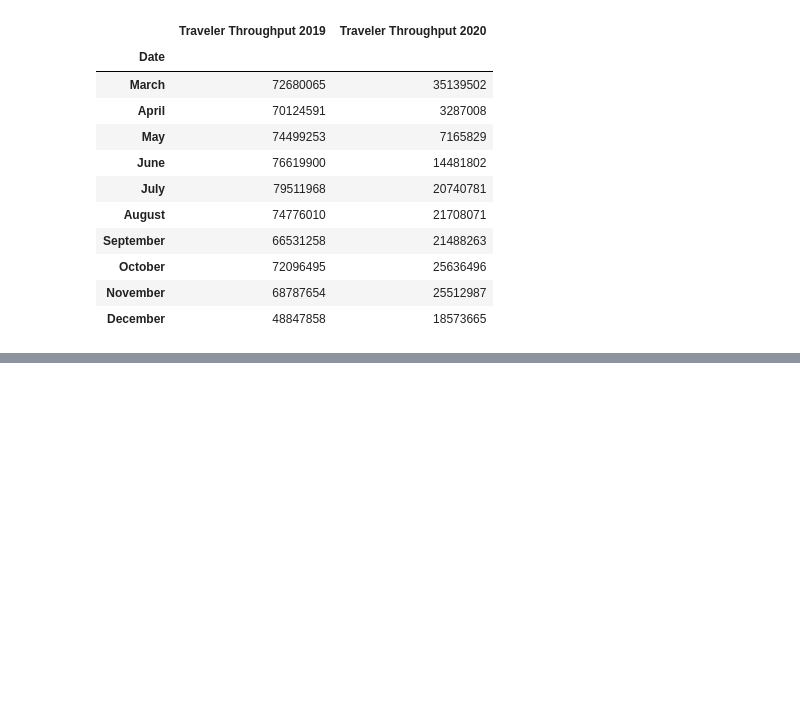
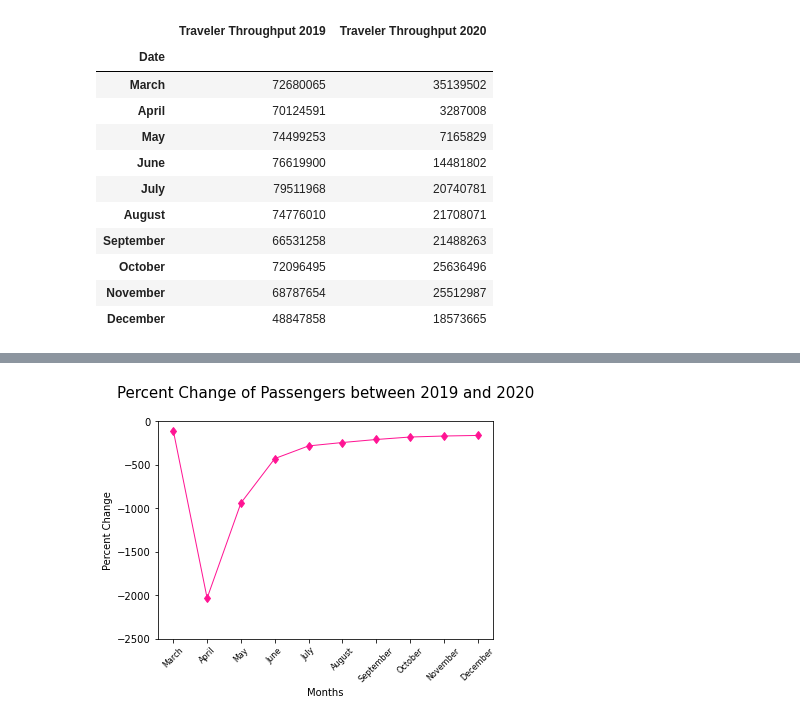
Before and after one commit to llhabers/Covid-19_Impact_on_the_US_Airline_Industry, a Jupyter notebook: jini/TSA_Traveler_Throughput.ipynb, the cells around one changed output, grey strips where cells are left out. Cells and saved outputs as stored; diff of their text form; code cells hidden in the pictures; blank space fills up the shorter version.

```diff
--- a/jini/TSA_Traveler_Throughput.ipynb
+++ b/jini/TSA_Traveler_Throughput.ipynb
@@ -199,0 +190,19 @@ tsa_groupedby_month
+# %%
+#Convert the percent change column from object to float so we can chart it
+tsa_groupedby_month["Percent Change"] = tsa_groupedby_month["Percent Change"].astype(float)
+
+#Create a line chart that plots the percent change over the months
+months = ["March", "April", "May", "June", "July", "August", "September", "October", "November", "December"]
+pct_change_month = tsa_groupedby_month["Percent Change"]
+
+plt.plot(months, pct_change_month, marker="d", color="deeppink", linewidth=1)
+plt.title("Percent Change of Passengers between 2019 and 2020", fontsize=15, y=1.08)
+plt.xlabel("Months")
+plt.ylabel("Percent Change")
+plt.ylim(-2500,0)
+plt.xticks(rotation=45, fontsize=8)
+
+plt.savefig("../output_data/TSA Passenger Percent Change.png")
+plt.show()
+# %% [output]
+[figure, added]
```
Also changed, not shown: parts of 8 cells of this notebook, 4 other files.
